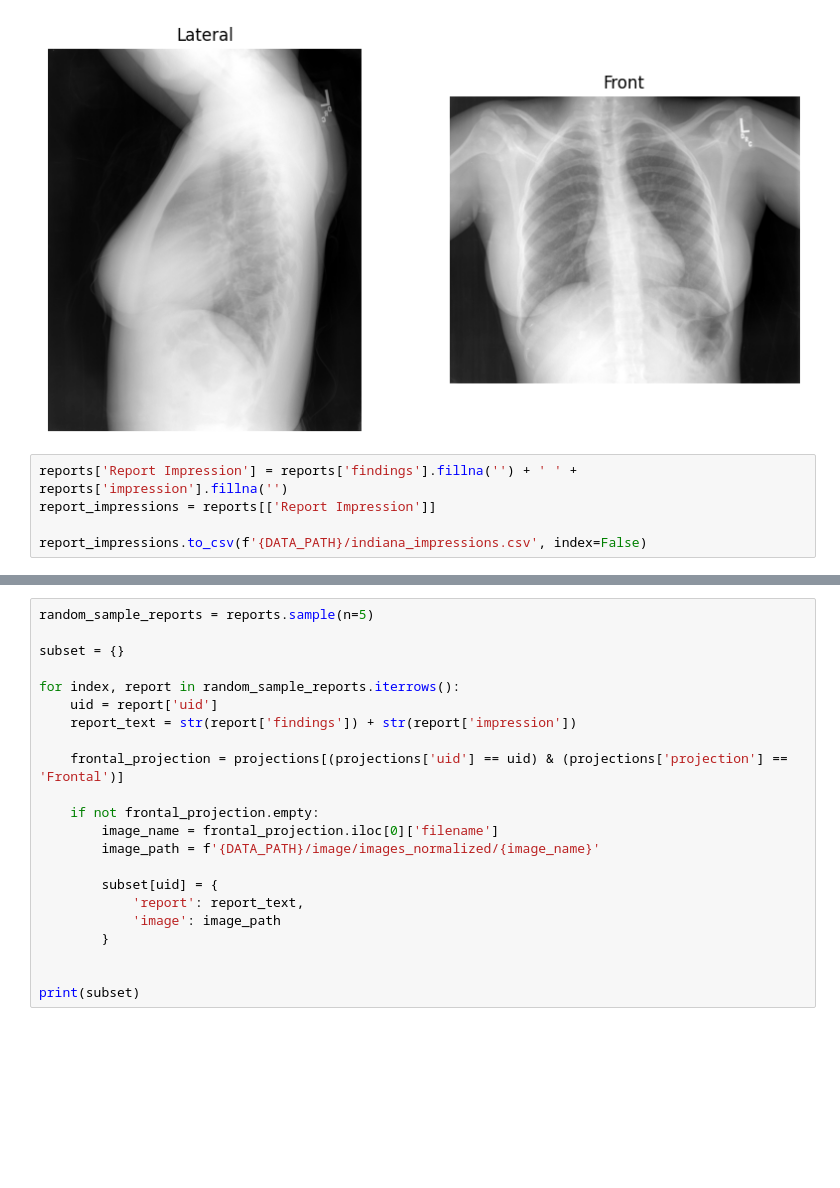
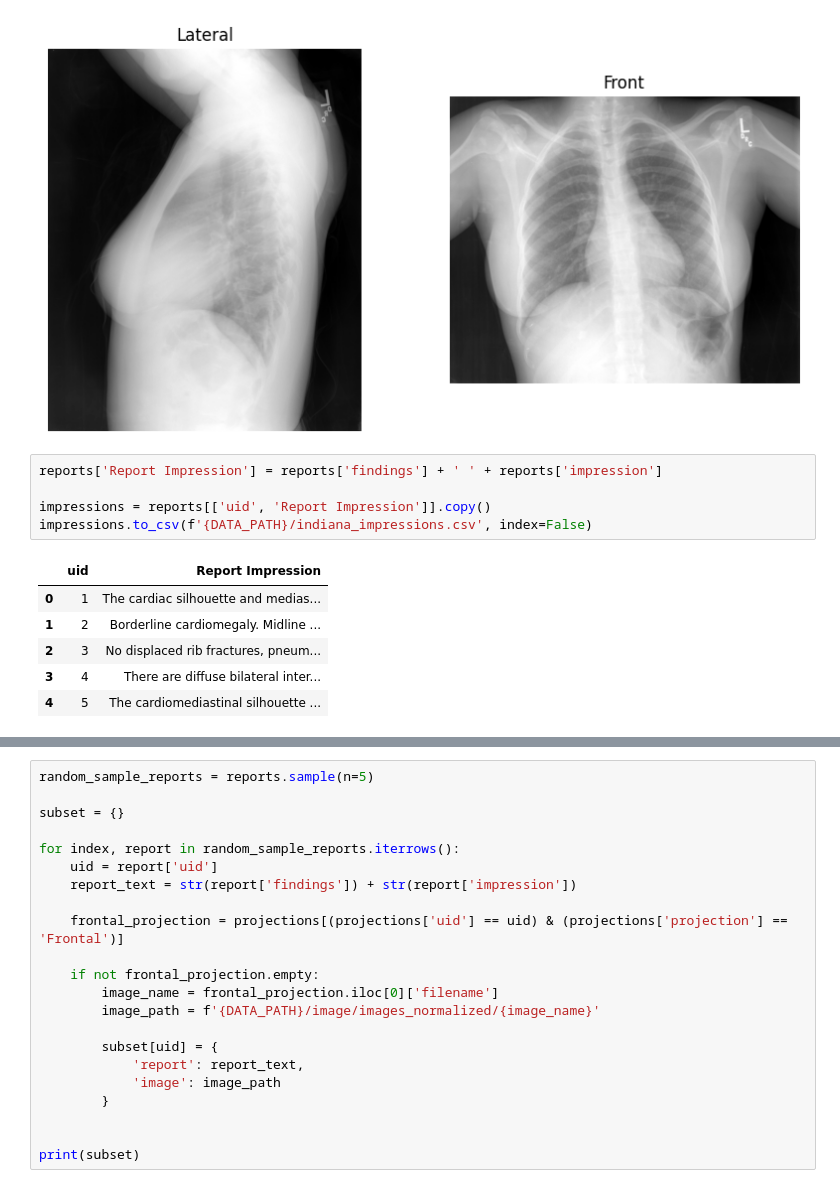
Before and after one commit to tudormihaita/cxr-report-gen, a Jupyter notebook: notebooks/iu-xray-data-processing.ipynb, the cells around one changed output, grey strips where cells are left out. Saved outputs shown, nothing was run; the diff lists cells and outputs as text; blank space fills up the shorter version.

```diff
--- a/notebooks/iu-xray.ipynb
+++ b/notebooks/iu-xray-data-processing.ipynb
@@ -72,7 +71,14 @@ plt.show()
 # %% [output]
 [figure]
 # %%
-reports['Report Impression'] = reports['findings'].fillna('') + ' ' + reports['impression'].fillna('')
-report_impressions = reports[['Report Impression']]
+reports['Report Impression'] = reports['findings'] + ' ' + reports['impression']
 
-report_impressions.to_csv(f'{DATA_PATH}/indiana_impressions.csv', index=False)
+impressions = reports[['uid', 'Report Impression']].copy()
+impressions.to_csv(f'{DATA_PATH}/indiana_impressions.csv', index=False)
+# %% [output]
+|  | uid | Report Impression |
+| 0 | 1 | The cardiac silhouette and medias... |
+| 1 | 2 | Borderline cardiomegaly. Midline ... |
+| 2 | 3 | No displaced rib fractures, pneum... |
+| 3 | 4 | There are diffuse bilateral inter... |
+| 4 | 5 | The cardiomediastinal silhouette ... |
```
Also changed, not shown: parts of 4 cells of this notebook, 14 other files.
